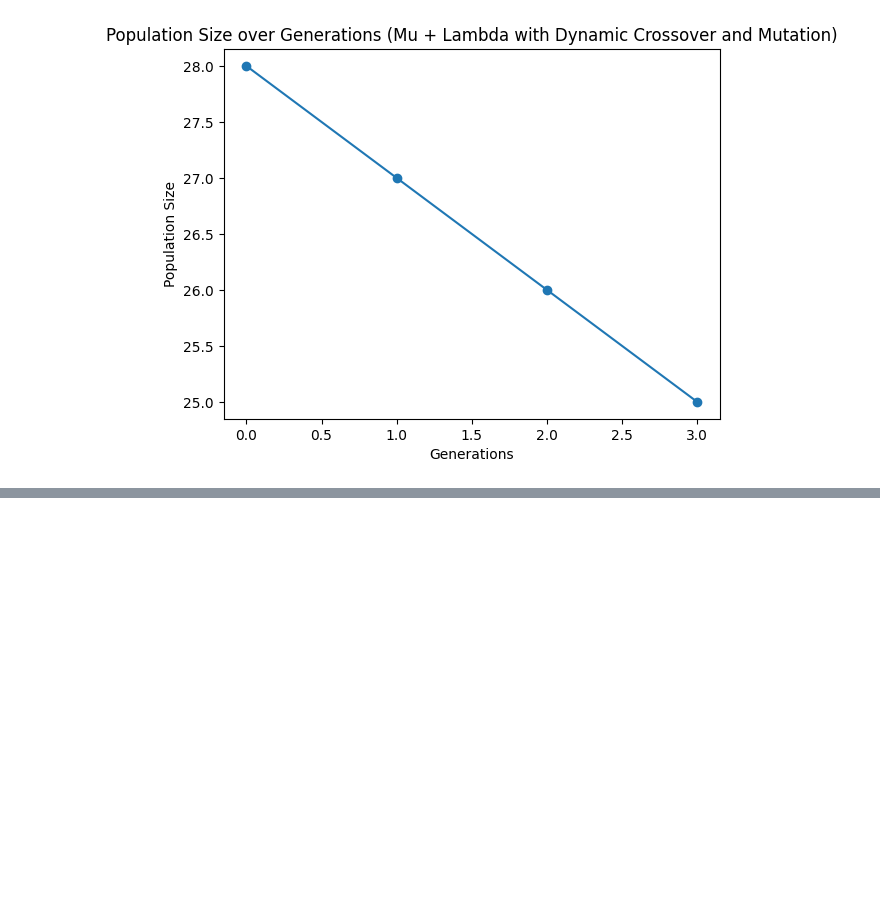
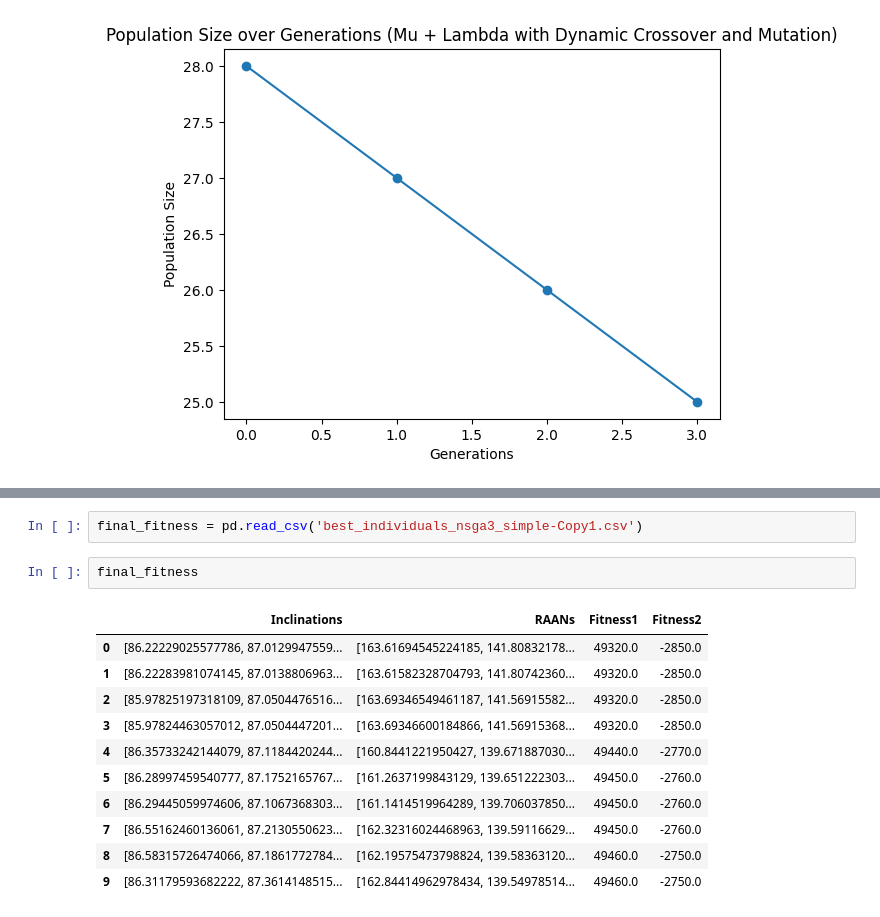
Before and after one commit to amarnepali/masterResearchProj, a Jupyter notebook: Constellation_And_Detection.ipynb, the cells around one changed output, grey strips where cells are left out. Cells and saved outputs as stored; diff of their text form; blank space fills up the shorter version.

```diff
--- a/Constellation_And_Detection.ipynb
+++ b/Constellation_And_Detection.ipynb
@@ -2879,0 +3213,16 @@ x+y
+# %%
+final_fitness = pd.read_csv('best_individuals_nsga3_simple-Copy1.csv')
+# %%
+final_fitness
+# %% [output]
+|  | Inclinations | RAANs | Fitness1 | Fitness2 |
+| 0 | [86.22229025577786, 87.0129947559... | [163.61694545224185, 141.80832178... | 49320.0 | -2850.0 |
+| 1 | [86.22283981074145, 87.0138806963... | [163.61582328704793, 141.80742360... | 49320.0 | -2850.0 |
+| 2 | [85.97825197318109, 87.0504476516... | [163.69346549461187, 141.56915582... | 49320.0 | -2850.0 |
+| 3 | [85.97824463057012, 87.0504447201... | [163.69346600184866, 141.56915368... | 49320.0 | -2850.0 |
+| 4 | [86.35733242144079, 87.1184420244... | [160.8441221950427, 139.671887030... | 49440.0 | -2770.0 |
+| 5 | [86.28997459540777, 87.1752165767... | [161.2637199843129, 139.651222303... | 49450.0 | -2760.0 |
+| 6 | [86.29445059974606, 87.1067368303... | [161.1414519964289, 139.706037850... | 49450.0 | -2760.0 |
+| 7 | [86.55162460136061, 87.2130550623... | [162.32316024468963, 139.59116629... | 49450.0 | -2760.0 |
+| 8 | [86.58315726474066, 87.1861772784... | [162.19575473798824, 139.58363120... | 49460.0 | -2750.0 |
+| 9 | [86.31179593682222, 87.3614148515... | [162.84414962978434, 139.54978514... | 49460.0 | -2750.0 |
```
Also changed, not shown: parts of 11 cells of this notebook, 2 other files.
